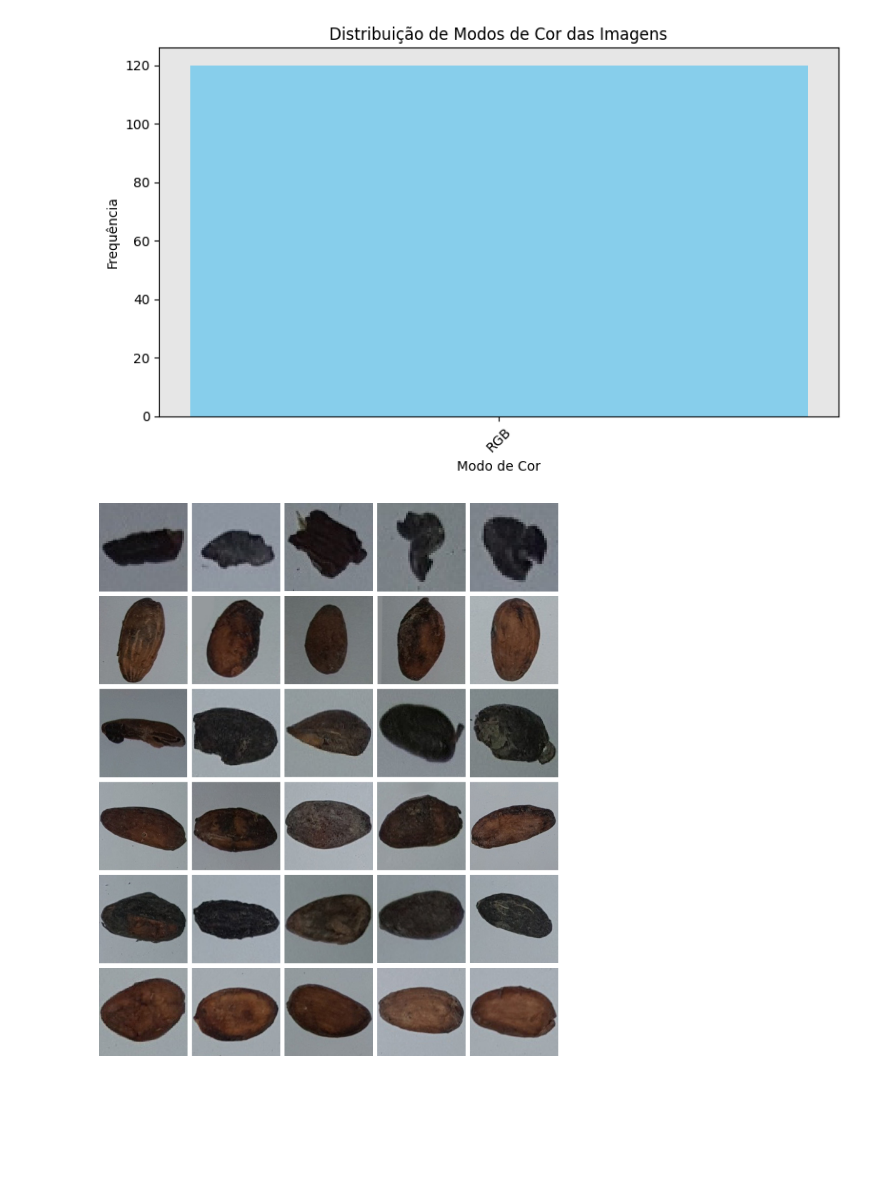
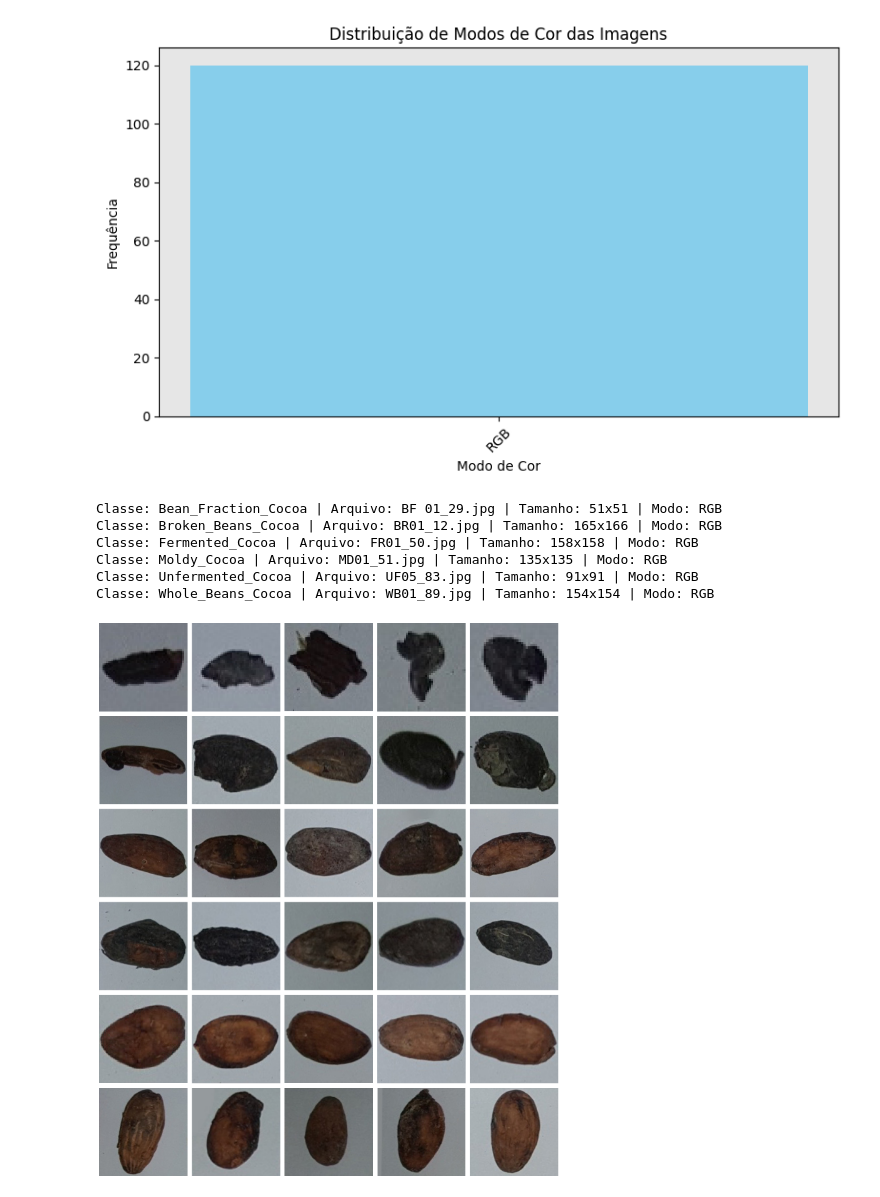
Before and after one commit to Priscilaleylianne/Projeto_Machine_Learning_Aplicacao_02, a Jupyter notebook: Notebooks/1_Analise_Dados_ML_APL_02.ipynb, the cells around one changed output. Drawn from its saved outputs; the diff is of its cells as text; code cells hidden in the pictures; blank space fills up the shorter version.

```diff
--- a/Notebooks/1_Analise_Dados_ML_APL_02.ipynb
+++ b/Notebooks/1_Analise_Dados_ML_APL_02.ipynb
@@ -264,8 +264,43 @@ plt.tight_layout()
 plt.show()
 # %% [output]
 [figure]
+# %%
+from pathlib import Path
+
+# pegar alguns arquivos de exemplo (um por classe)
+amostras = []
+
+base_dir_for_images = Path(DATASET_DIR)
+actual_image_classes = sorted([d.name for d in base_dir_for_images.iterdir() if d.is_dir()])
+
+for cls in actual_image_classes:
+    cls_dir = base_dir_for_images / cls
+    first_image = next(cls_dir.rglob("*.*"), None)
+    if first_image:
+        amostras.append((cls, first_image))
+    else:
+        print(f"Nenhuma imagem encontrada em {cls_dir}")
+
+larguras = []
+alturas = []
+formatos = []
+
+for cls, img_path in amostras:
+    with Image.open(img_path) as img:
+        w, h = img.size
+        larguras.append(w)
+        alturas.append(h)
+        formatos.append(img.mode)
+        print(f"Classe: {cls} | Arquivo: {img_path.name} | Tamanho: {w}x{h} | Modo: {img.mode}")
+# %% [output]
+Classe: Bean_Fraction_Cocoa | Arquivo: BF 01_29.jpg | Tamanho: 51x51 | Modo: RGB
+Classe: Broken_Beans_Cocoa | Arquivo: BR01_12.jpg | Tamanho: 165x166 | Modo: RGB
+Classe: Fermented_Cocoa | Arquivo: FR01_50.jpg | Tamanho: 158x158 | Modo: RGB
+Classe: Moldy_Cocoa | Arquivo: MD01_51.jpg | Tamanho: 135x135 | Modo: RGB
+Classe: Unfermented_Cocoa | Arquivo: UF05_83.jpg | Tamanho: 91x91 | Modo: RGB
+Classe: Whole_Beans_Cocoa | Arquivo: WB01_89.jpg | Tamanho: 154x154 | Modo: RGB
 # %%
 # Gráfico de 5 imagens amostra para cada classe de grão de cacau, dentro de cada categoria.
-plot_images_per_class(DATASET_DIR, classes, samples=5)
+plot_images_per_class(DATASET_DIR, actual_image_classes, samples=5)
 # %% [output]
-[figure, old version]
+[figure, new version]
```
Also changed, not shown: parts of 5 cells of this notebook.
